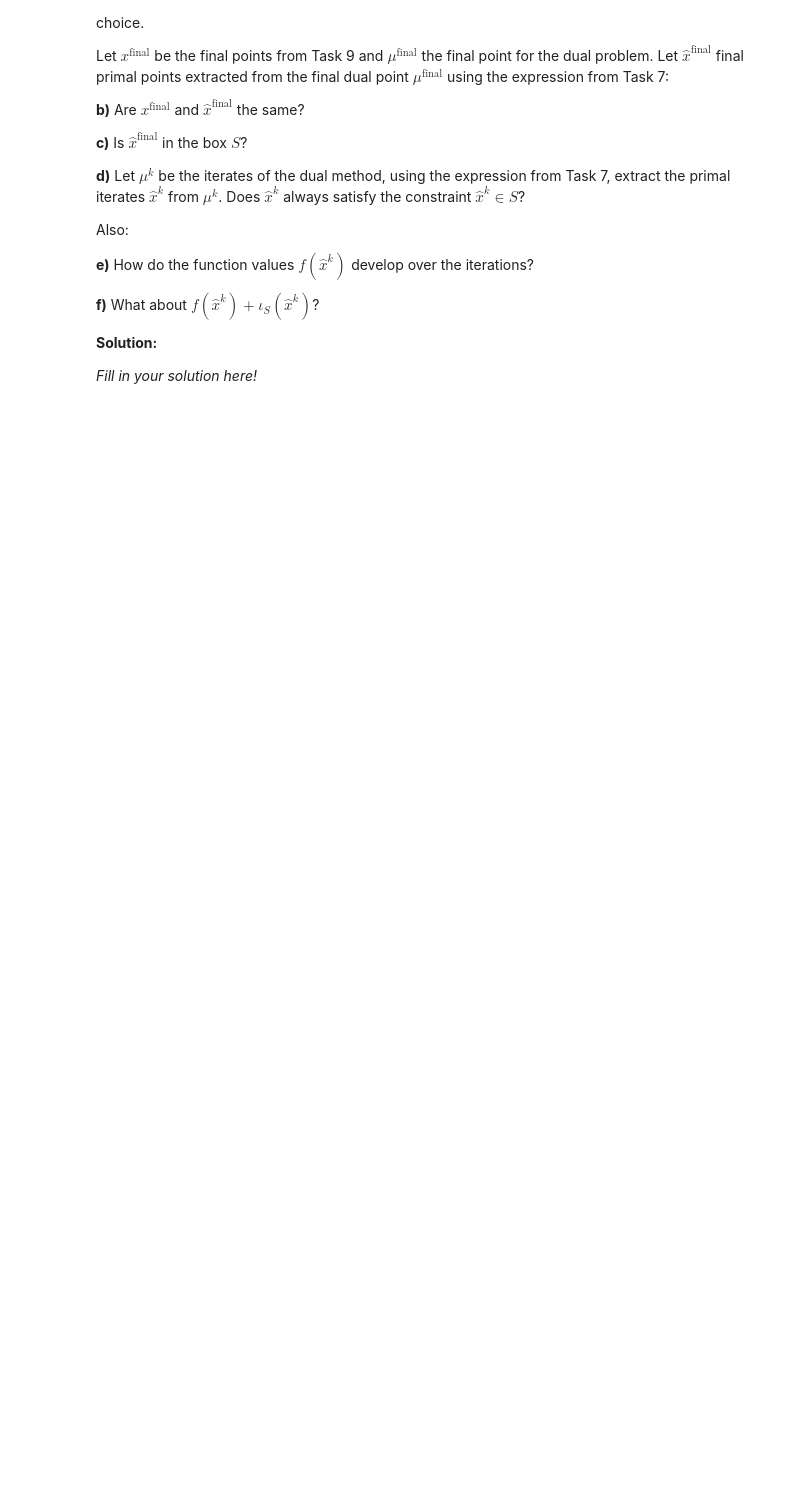
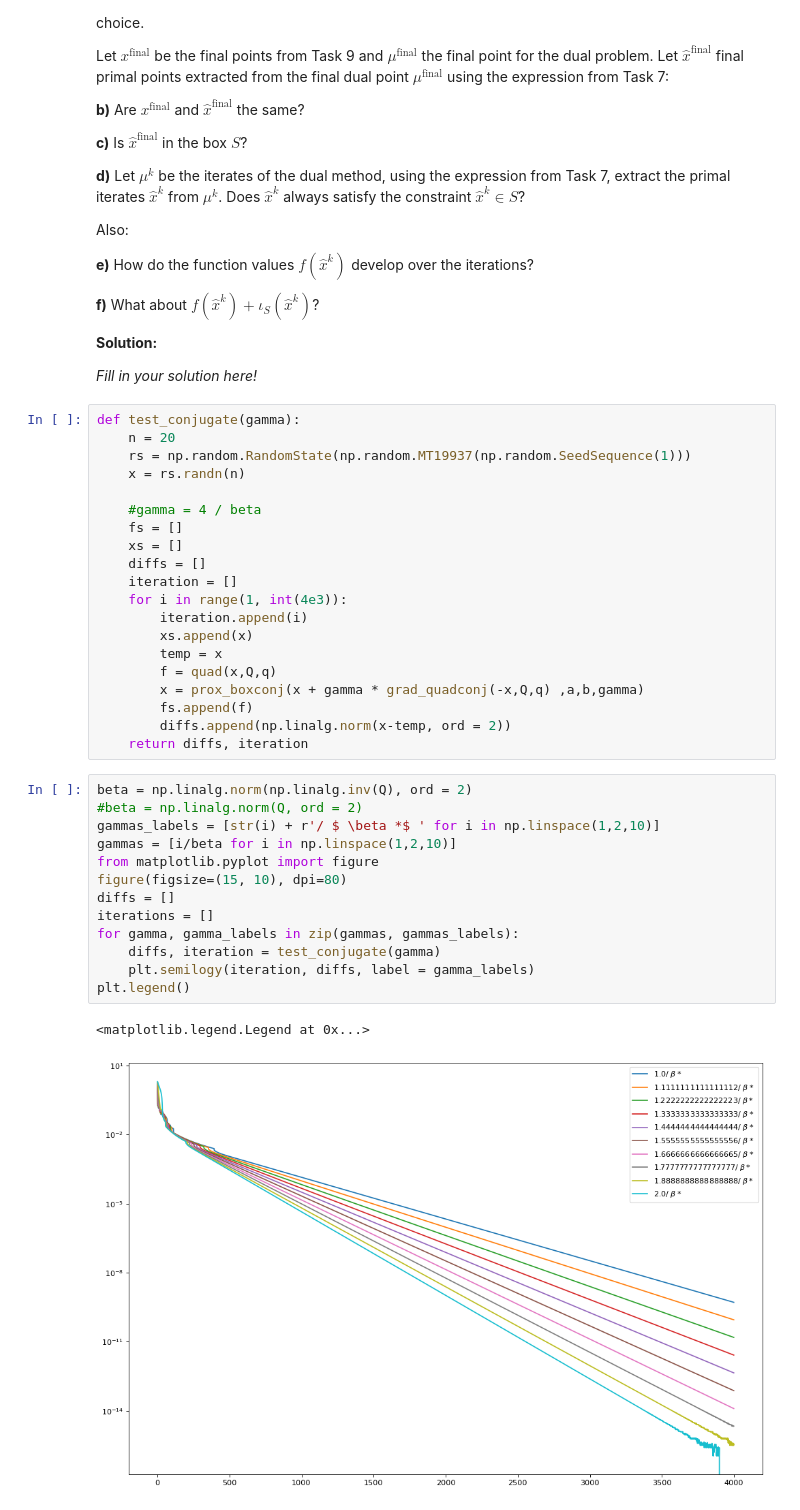
Before and after one commit to NilRom/UNI, a Jupyter notebook: optimization_for_machine_learning/handin1.ipynb, the cells around one changed output. Drawn from its saved outputs; the diff is of its cells as text; blank space fills up the shorter version.

```diff
--- a/optimization_for_machine_learning/handin1.ipynb
+++ b/optimization_for_machine_learning/handin1.ipynb
@@ -446,3 +554,39 @@ __f)__ What about $f\left(\hat{x}^k\right)+\iota_{S}\left(\hat{x}^k\right)$?
 __Solution:__
 
 _Fill in your solution here!_
+# %%
+def test_conjugate(gamma):
+    n = 20
+    rs = np.random.RandomState(np.random.MT19937(np.random.SeedSequence(1)))
+    x = rs.randn(n)
+
+    #gamma = 4 / beta
+    fs = []
+    xs = []
+    diffs = []
+    iteration = []
+    for i in range(1, int(4e3)):
+        iteration.append(i)
+        xs.append(x)
+        temp = x
+        f = quad(x,Q,q)
+        x = prox_boxconj(x + gamma * grad_quadconj(-x,Q,q) ,a,b,gamma)
+        fs.append(f)
+        diffs.append(np.linalg.norm(x-temp, ord = 2))
+    return diffs, iteration
+# %%
+beta = np.linalg.norm(np.linalg.inv(Q), ord = 2)
+#beta = np.linalg.norm(Q, ord = 2)
+gammas_labels = [str(i) + r'/ $ \beta *$ ' for i in np.linspace(1,2,10)]
+gammas = [i/beta for i in np.linspace(1,2,10)]
+from matplotlib.pyplot import figure
+figure(figsize=(15, 10), dpi=80)
+diffs = []
+iterations = []
+for gamma, gamma_labels in zip(gammas, gammas_labels):
+    diffs, iteration = test_conjugate(gamma)
+    plt.semilogy(iteration, diffs, label = gamma_labels)
+plt.legend()
+# %% [output]
+<matplotlib.legend.Legend at 0x...>
+[figure, added]
```
Also changed, not shown: parts of 12 cells of this notebook, 3 other files.
